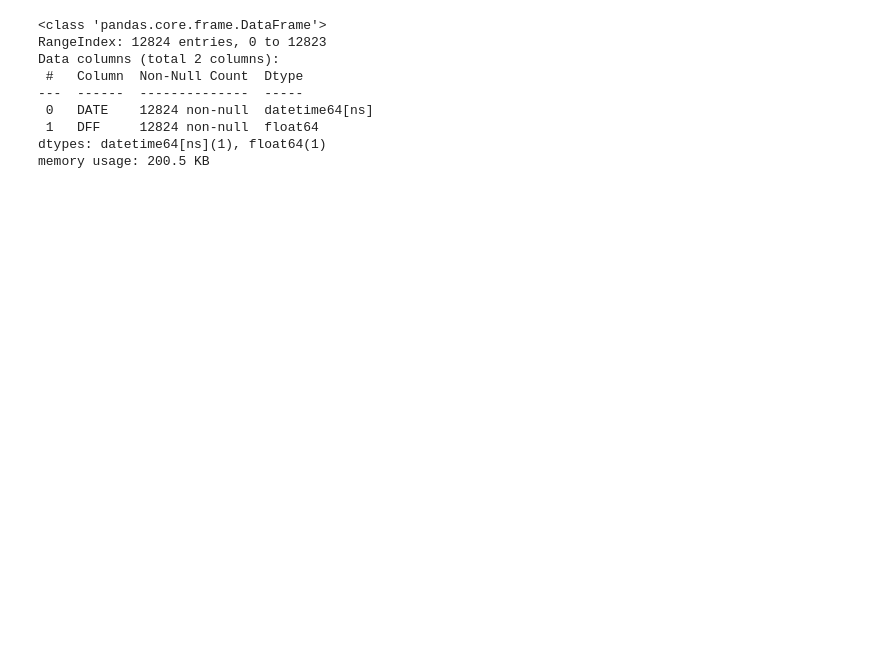
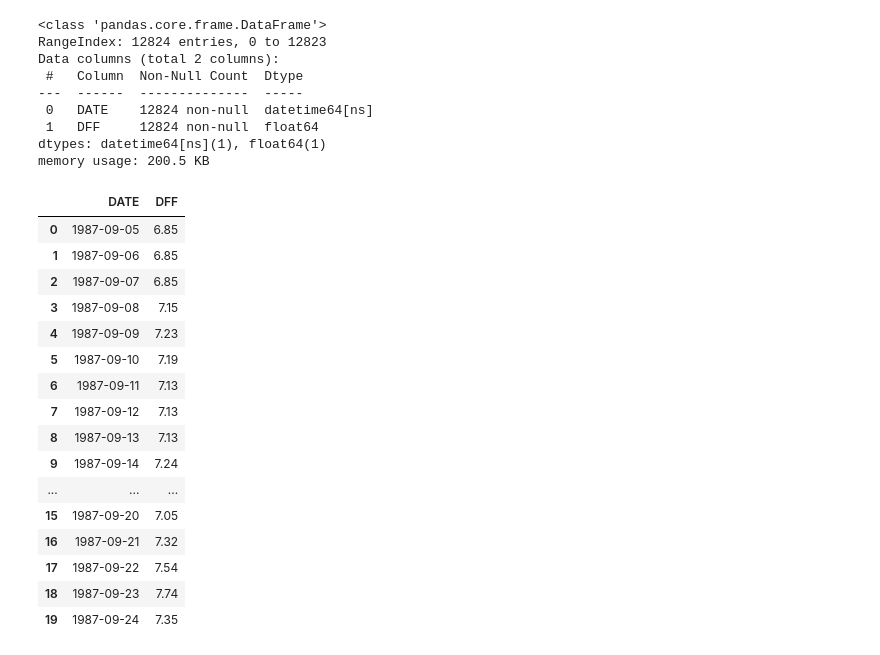
Before and after one commit to jaybfn/Gold_Price_Forecasting, a Jupyter notebook: df_compare.ipynb, the cells around one changed output. Cells and saved outputs as stored; diff of their text form; code cells hidden in the pictures; blank space fills up the shorter version.

```diff
--- a/df_compare.ipynb
+++ b/df_compare.ipynb
@@ -274,3 +285,23 @@ Data columns (total 2 columns):
  1   DFF     12824 non-null  float64
 dtypes: datetime64[ns](1), float64(1)
 memory usage: 200.5 KB
+# %%
+INTEREST_RATES.head(20)
+# %% [output]
+|  | DATE | DFF |
+| 0 | 1987-09-05 | 6.85 |
+| 1 | 1987-09-06 | 6.85 |
+| 2 | 1987-09-07 | 6.85 |
+| 3 | 1987-09-08 | 7.15 |
+| 4 | 1987-09-09 | 7.23 |
+| 5 | 1987-09-10 | 7.19 |
+| 6 | 1987-09-11 | 7.13 |
+| 7 | 1987-09-12 | 7.13 |
+| 8 | 1987-09-13 | 7.13 |
+| 9 | 1987-09-14 | 7.24 |
+| ... | ... | ... |
+| 15 | 1987-09-20 | 7.05 |
+| 16 | 1987-09-21 | 7.32 |
+| 17 | 1987-09-22 | 7.54 |
+| 18 | 1987-09-23 | 7.74 |
+| 19 | 1987-09-24 | 7.35 |
```
Also changed, not shown: parts of 5 cells of this notebook.
